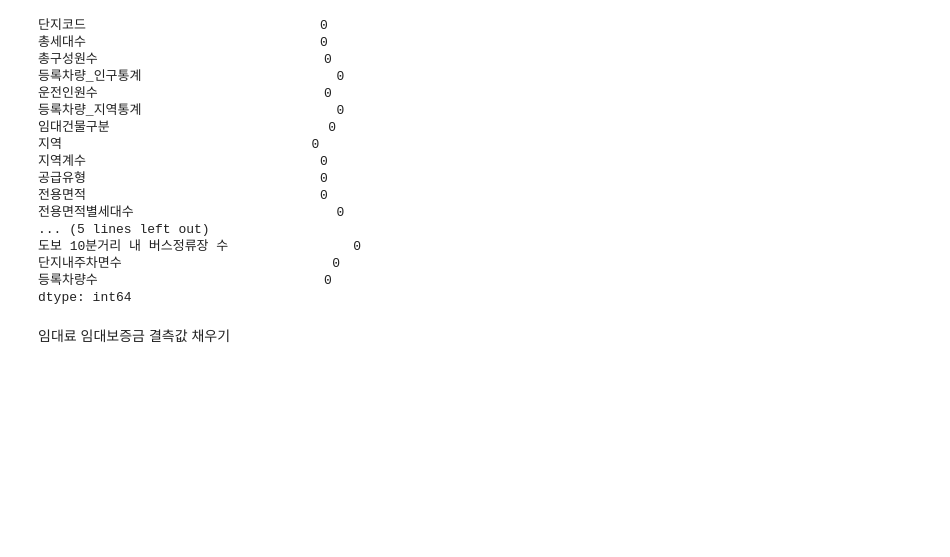
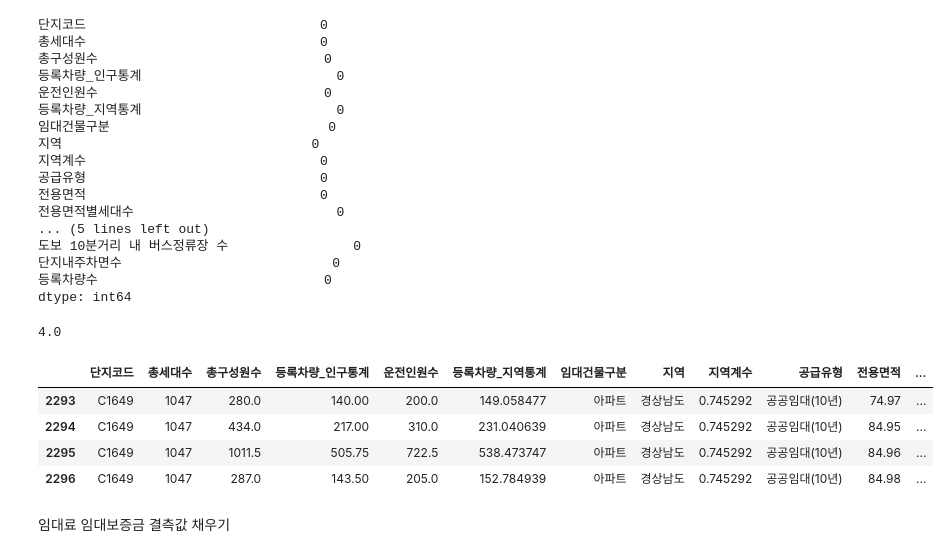
Before and after one commit to gogooma9/-_of_park, a Jupyter notebook: gogooma9/rf.ipynb, the cells around one changed output. Saved outputs shown, nothing was run; the diff lists cells and outputs as text; code cells hidden in the pictures; blank space fills up the shorter version.

```diff
--- a/gogooma9/rf.ipynb
+++ b/gogooma9/rf.ipynb
@@ -753,6 +711,18 @@ print(check_Nan.sum())
 단지내주차면수                           0
 등록차량수                             0
 dtype: int64
+# %%
+np.rint(train[train['지역']=='경상남도']['도보 10분거리 내 버스정류장 수'].mean())
+# %% [output]
+4.0
+# %%
+train.iloc[2293:2297,:]
+# %% [output]
+|  | 단지코드 | 총세대수 | 총구성원수 | 등록차량_인구통계 | 운전인원수 | 등록차량_지역통계 | 임대건물구분 | 지역 | 지역계수 | 공급유형 | 전용면적 | ... |
+| 2293 | C1649 | 1047 | 280.0 | 140.00 | 200.0 | 149.058477 | 아파트 | 경상남도 | 0.745292 | 공공임대(10년) | 74.97 | ... |
+| 2294 | C1649 | 1047 | 434.0 | 217.00 | 310.0 | 231.040639 | 아파트 | 경상남도 | 0.745292 | 공공임대(10년) | 84.95 | ... |
+| 2295 | C1649 | 1047 | 1011.5 | 505.75 | 722.5 | 538.473747 | 아파트 | 경상남도 | 0.745292 | 공공임대(10년) | 84.96 | ... |
+| 2296 | C1649 | 1047 | 287.0 | 143.50 | 205.0 | 152.784939 | 아파트 | 경상남도 | 0.745292 | 공공임대(10년) | 84.98 | ... |
 # %% [markdown]
 임대료 임대보증금 결측값 채우기
 # %%
```
Also changed, not shown: parts of 32 cells of this notebook.
